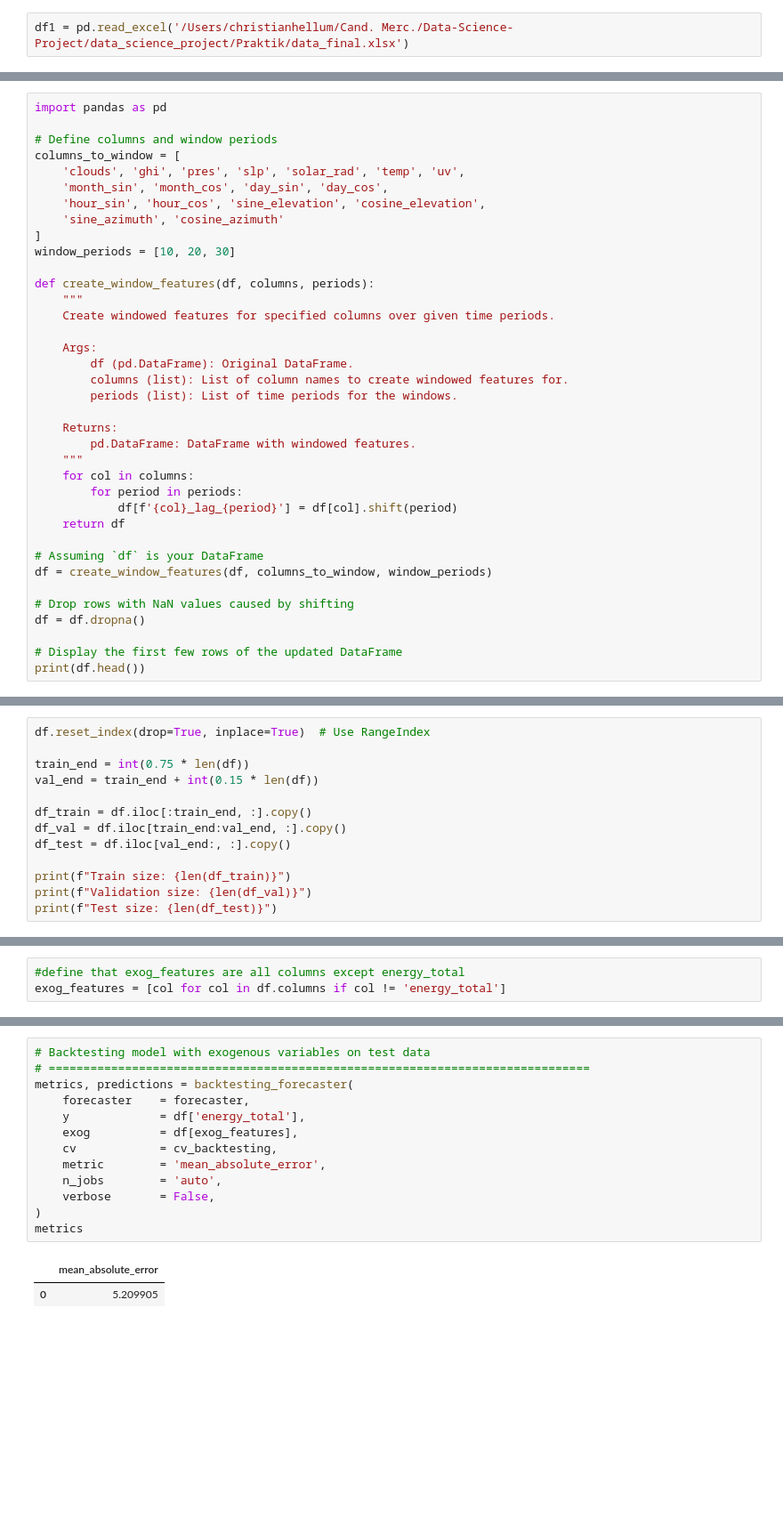
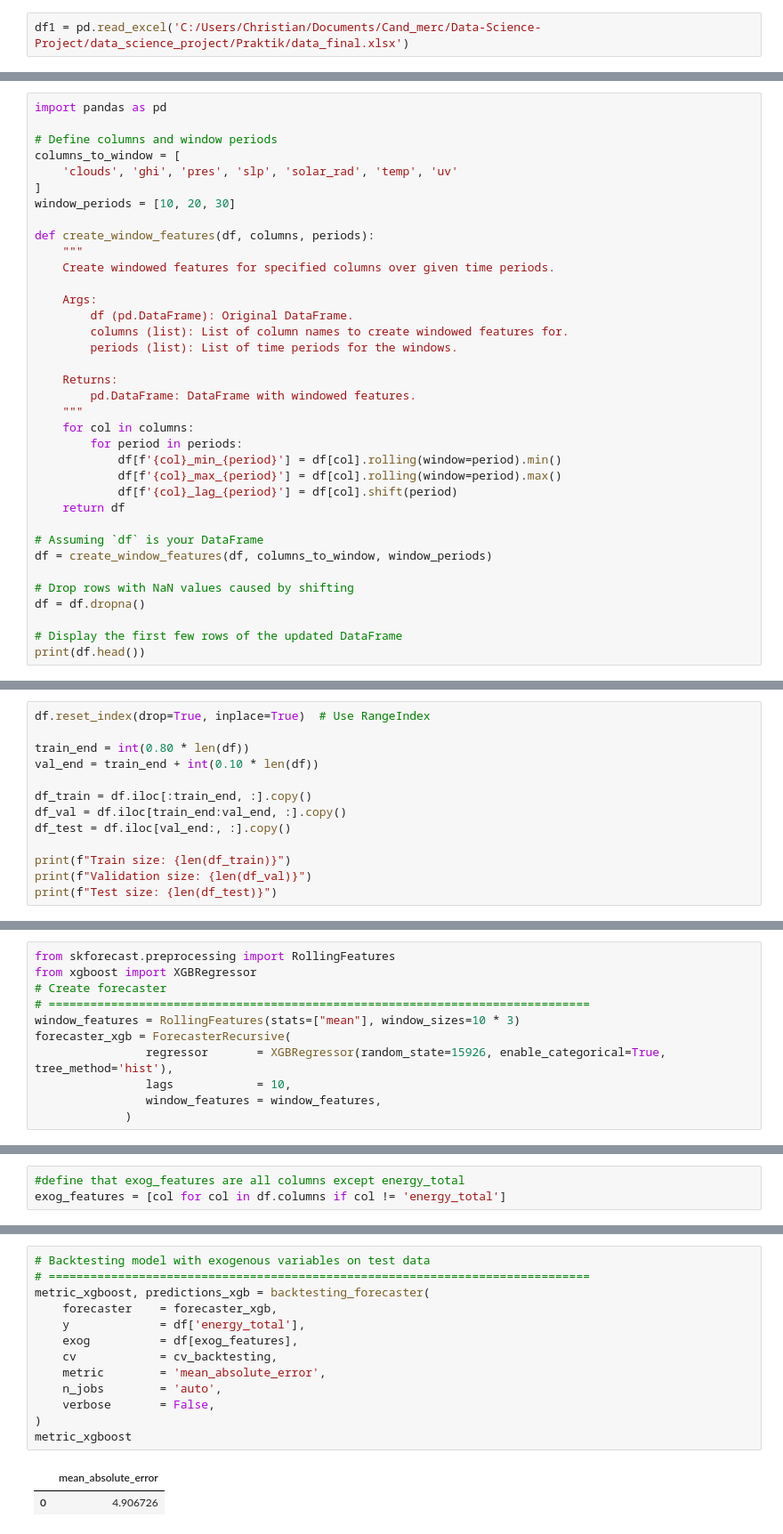
Before and after one commit to hellum55/Data-Science-Project, a Jupyter notebook: data_science_project/Praktik/Gradient_boosting_model.ipynb, the cells around one changed output, grey strips where cells are left out. Shown at 89% size. Saved outputs shown, nothing was run; the diff lists cells and outputs as text; blank space fills up the shorter version.

```diff
--- a/data_science_project/Praktik/Gradient_boosting_model.ipynb
+++ b/data_science_project/Praktik/Gradient_boosting_model.ipynb
@@ -53,5 +52,5 @@ To enable the following instructions: AVX2 FMA, in other operations, rebuild Ten
 # %%
-df1 = pd.read_excel('/Users/christianhellum/Cand. Merc./Data-Science-Project/data_science_project/Praktik/data_final.xlsx')
+df1 = pd.read_excel('C:/Users/Christian/Documents/Cand_merc/Data-Science-Project/data_science_project/Praktik/data_final.xlsx')
 # %%
 df = df1.copy()
 #drop missing data
@@ -111,10 +114,7 @@ import pandas as pd
 
 # Define columns and window periods
 columns_to_window = [
-    'clouds', 'ghi', 'pres', 'slp', 'solar_rad', 'temp', 'uv',
-    'month_sin', 'month_cos', 'day_sin', 'day_cos',
-    'hour_sin', 'hour_cos', 'sine_elevation', 'cosine_elevation',
-    'sine_azimuth', 'cosine_azimuth'
+    'clouds', 'ghi', 'pres', 'slp', 'solar_rad', 'temp', 'uv'
 ]
 window_periods = [10, 20, 30]
 
@@ -132,6 +132,8 @@ def create_window_features(df, columns, periods):
     """
     for col in columns:
         for period in periods:
+            df[f'{col}_min_{period}'] = df[col].rolling(window=period).min()
+            df[f'{col}_max_{period}'] = df[col].rolling(window=period).max()
             df[f'{col}_lag_{period}'] = df[col].shift(period)
     return df
 
@@ -168,8 +174,8 @@ df['energy_total'], lmbda = boxcox(df['energy_total'])
 # %%
 df.reset_index(drop=True, inplace=True)  # Use RangeIndex
 
-train_end = int(0.75 * len(df))
-val_end = train_end + int(0.15 * len(df))
+train_end = int(0.80 * len(df))
+val_end = train_end + int(0.10 * len(df))
 
 df_train = df.iloc[:train_end, :].copy()
 df_val = df.iloc[train_end:val_end, :].copy()
@@ -198,3 +547,14 @@ window_features = RollingFeatures(stats=["mean"], window_sizes=10 * 3)
+# %%
+from skforecast.preprocessing import RollingFeatures
+from xgboost import XGBRegressor
+# Create forecaster
+# ==============================================================================
+window_features = RollingFeatures(stats=["mean"], window_sizes=10 * 3)
+forecaster_xgb = ForecasterRecursive(
+                regressor       = XGBRegressor(random_state=15926, enable_categorical=True, tree_method='hist'),
+                lags            = 10,
+                window_features = window_features,
+             )
 # %%
 # Folds used for the hyperparameter search and backtesting
 # ==============================================================================
@@ -221,16 +625,16 @@ forecaster = ForecasterRecursive(
 # %%
 # Backtesting model with exogenous variables on test data
 # ==============================================================================
-metrics, predictions = backtesting_forecaster(
-    forecaster    = forecaster,
+metric_xgboost, predictions_xgb = backtesting_forecaster(
+    forecaster    = forecaster_xgb,
     y             = df['energy_total'],
     exog          = df[exog_features],
     cv            = cv_backtesting,
     metric        = 'mean_absolute_error',
     n_jobs        = 'auto',
     verbose       = False,
 )
-metrics
+metric_xgboost
 # %% [output]
 |  | mean_absolute_error |
-| 0 | 5.209905 |
+| 0 | 4.906726 |
```
Also changed, not shown: parts of 45 cells of this notebook.
